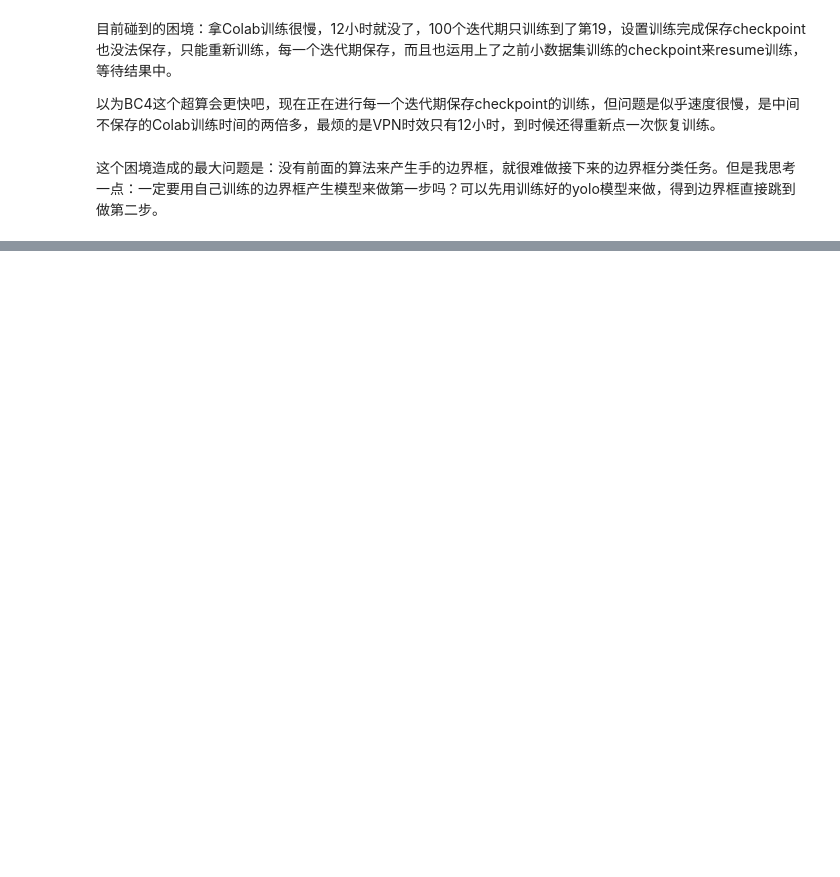
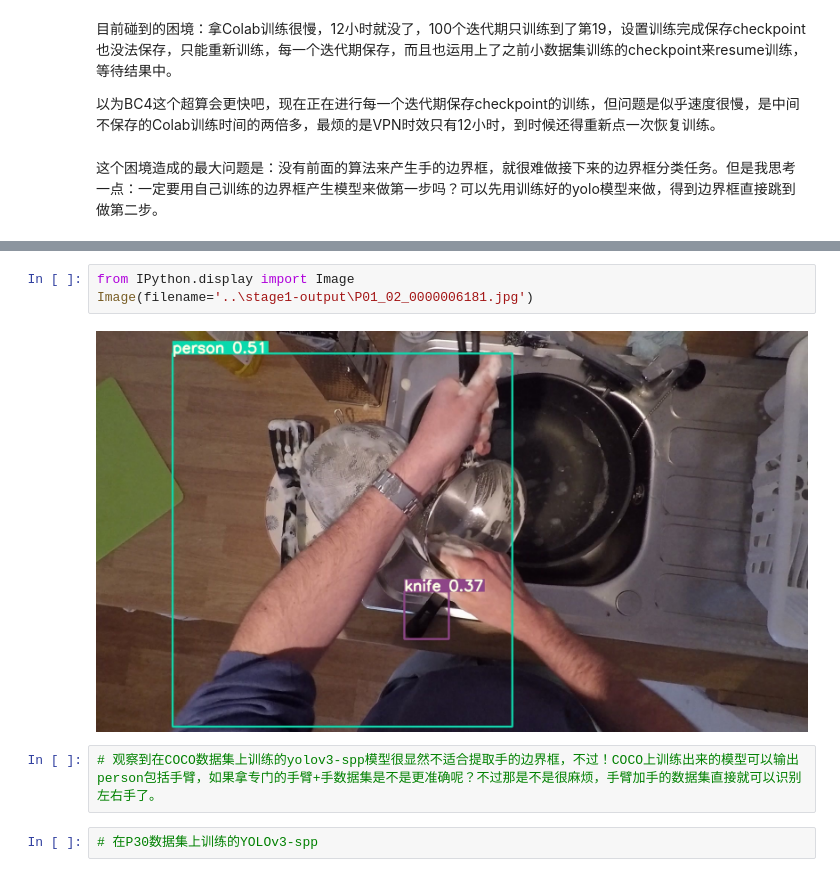
Before and after one commit to JinhangZhu/project-diary, a Jupyter notebook: yolov3-training.ipynb, the cells around one changed output, grey strips where cells are left out. Saved outputs shown, nothing was run; the diff lists cells and outputs as text; blank space fills up the shorter version.

```diff
--- a/yolov3-training.ipynb
+++ b/yolov3-training.ipynb
@@ -184,0 +224,9 @@ Full dataset: ego-hand
+# %%
+from IPython.display import Image
+Image(filename='..\stage1-output\P01_02_0000006181.jpg')
+# %% [output]
+[figure, added]
+# %%
+# 观察到在COCO数据集上训练的yolov3-spp模型很显然不适合提取手的边界框，不过！COCO上训练出来的模型可以输出person包括手臂，如果拿专门的手臂+手数据集是不是更准确呢？不过那是不是很麻烦，手臂加手的数据集直接就可以识别左右手了。
+# %%
+# 在P30数据集上训练的YOLOv3-spp
```
Also changed, not shown: parts of 14 cells of this notebook, 1 other file.
